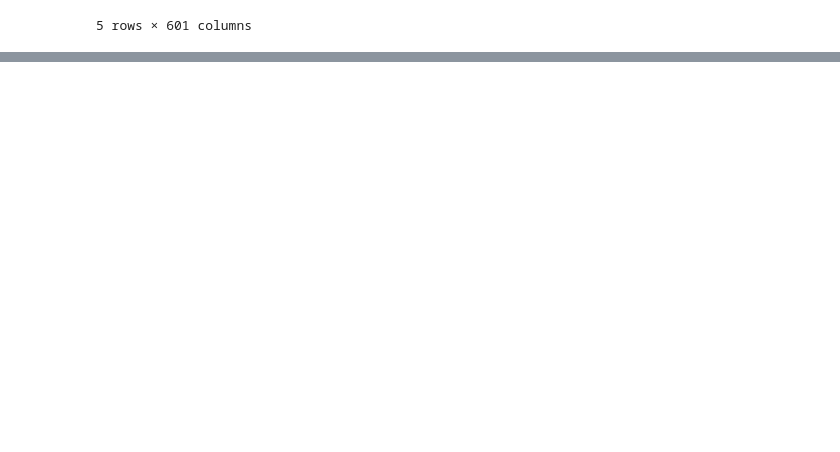
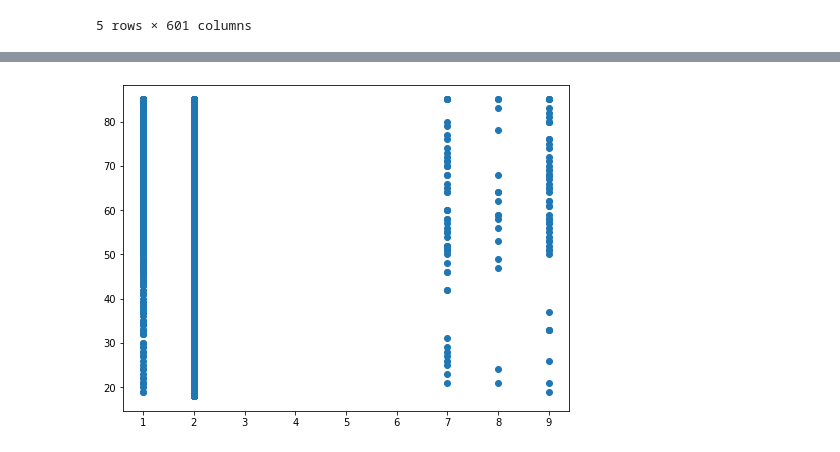
Before and after one commit to MaxShalom/arise, a Jupyter notebook: Social_Determinants_in_Health.ipynb, the cells around one changed output, grey strips where cells are left out. Saved outputs shown, nothing was run; the diff lists cells and outputs as text; code cells hidden in the pictures; blank space fills up the shorter version.

Commit message:
Add more data analysis

```diff
--- a/Social_Determinants_in_Heath.ipynb
+++ b/Social_Determinants_in_Health.ipynb
@@ -47,0 +112,7 @@ persons_data.groupby("LAHCA7").count()
+# %%
+# Scatterplot by group and compare differences
+fig, ax = plt.subplots(figsize=(8,6))
+ax.scatter(persons_data.LAHCA7, persons_data.AGE_P, cmap='tab20b')
+plt.show()
+# %% [output]
+[figure, added]
```
Also changed, not shown: parts of 7 cells of this notebook.
